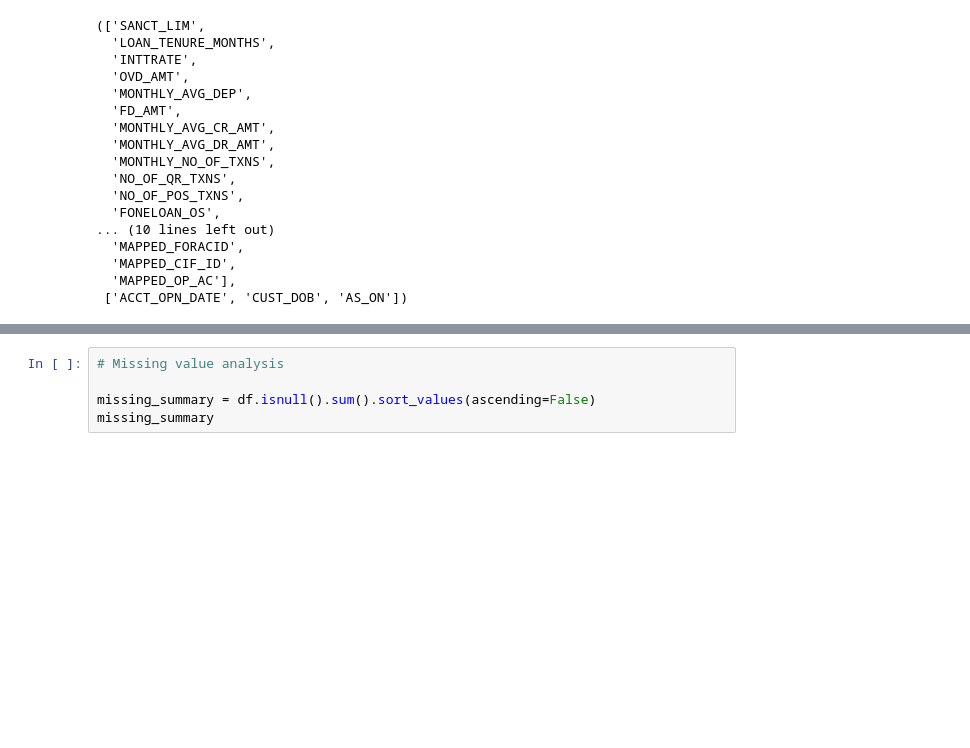
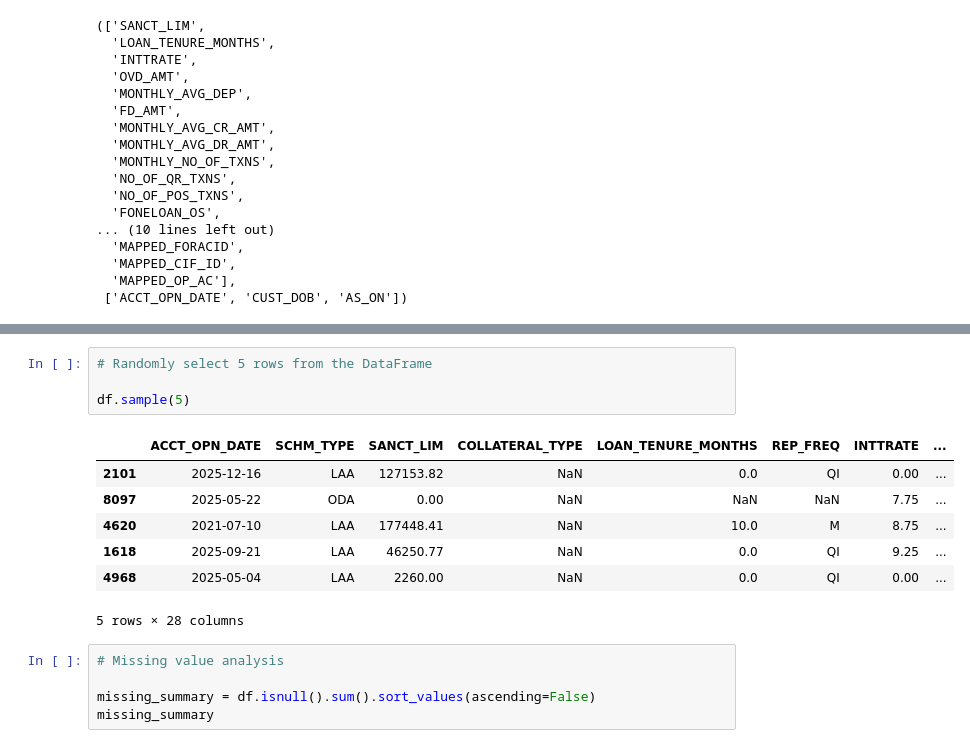
Before and after one commit to srghimire061/ai-training, a Jupyter notebook: AI Model to forecast trends and detect opportunities in Retail Banking/python/EDA_Retail_Banking.ipynb, the cells around one changed output, grey strips where cells are left out. Saved outputs shown, nothing was run; the diff lists cells and outputs as text; blank space fills up the shorter version.

```diff
--- a/AI Model to forecast trends and detect opportunities in Retail Banking/python/EDA_Retail_Banking.ipynb
+++ b/AI Model to forecast trends and detect opportunities in Retail Banking/python/EDA_Retail_Banking.ipynb
@@ -91,3 +103,15 @@ numerical_cols, categorical_cols, date_cols
+# %%
+# Randomly select 5 rows from the DataFrame
+
+df.sample(5)
+# %% [output]
+|  | ACCT_OPN_DATE | SCHM_TYPE | SANCT_LIM | COLLATERAL_TYPE | LOAN_TENURE_MONTHS | REP_FREQ | INTTRATE | ... |
+| 2101 | 2025-12-16 | LAA | 127153.82 | NaN | 0.0 | QI | 0.00 | ... |
+| 8097 | 2025-05-22 | ODA | 0.00 | NaN | NaN | NaN | 7.75 | ... |
+| 4620 | 2021-07-10 | LAA | 177448.41 | NaN | 10.0 | M | 8.75 | ... |
+| 1618 | 2025-09-21 | LAA | 46250.77 | NaN | 0.0 | QI | 9.25 | ... |
+| 4968 | 2025-05-04 | LAA | 2260.00 | NaN | 0.0 | QI | 0.00 | ... |
+5 rows × 28 columns
 # %%
 # Missing value analysis
 
```
Also changed, not shown: parts of 4 cells of this notebook, 2 other files.
